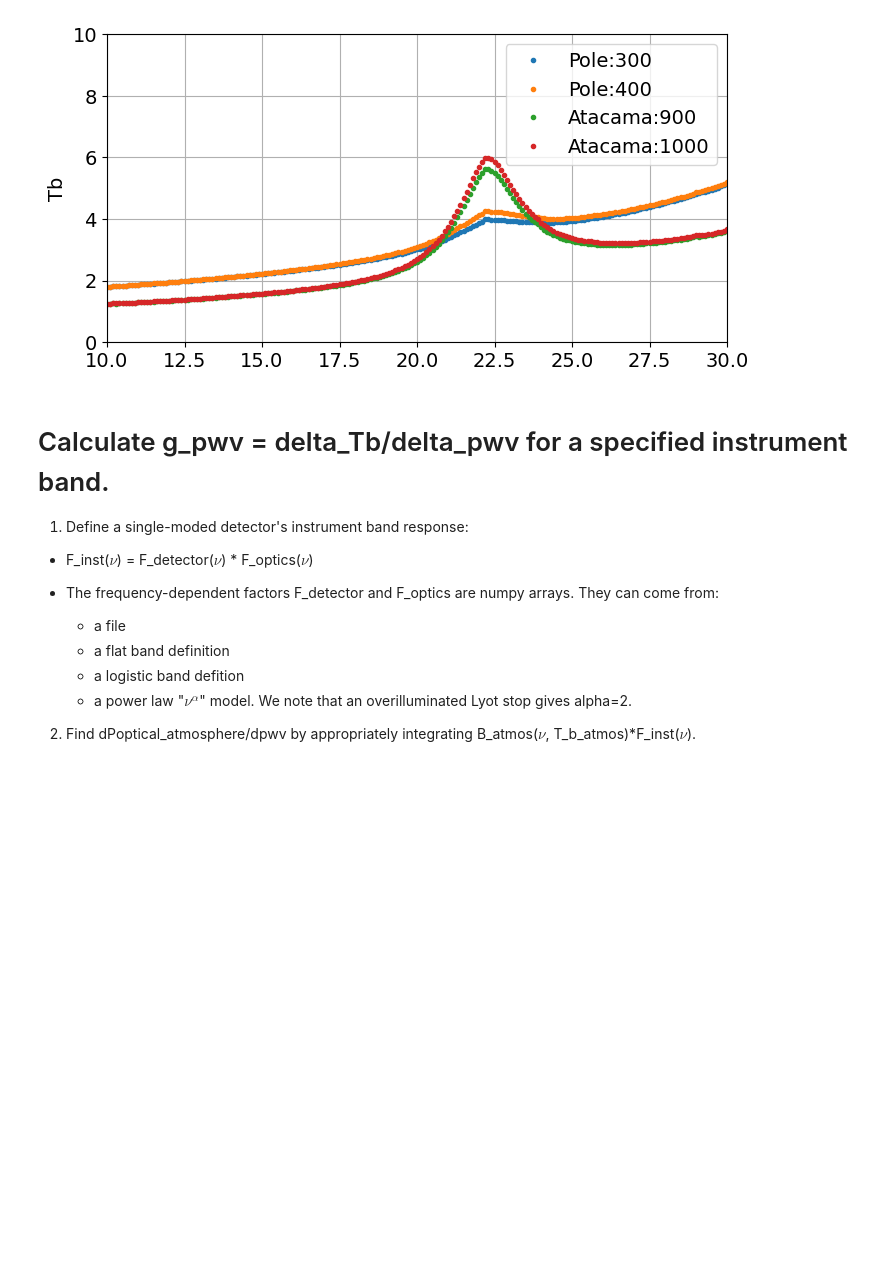
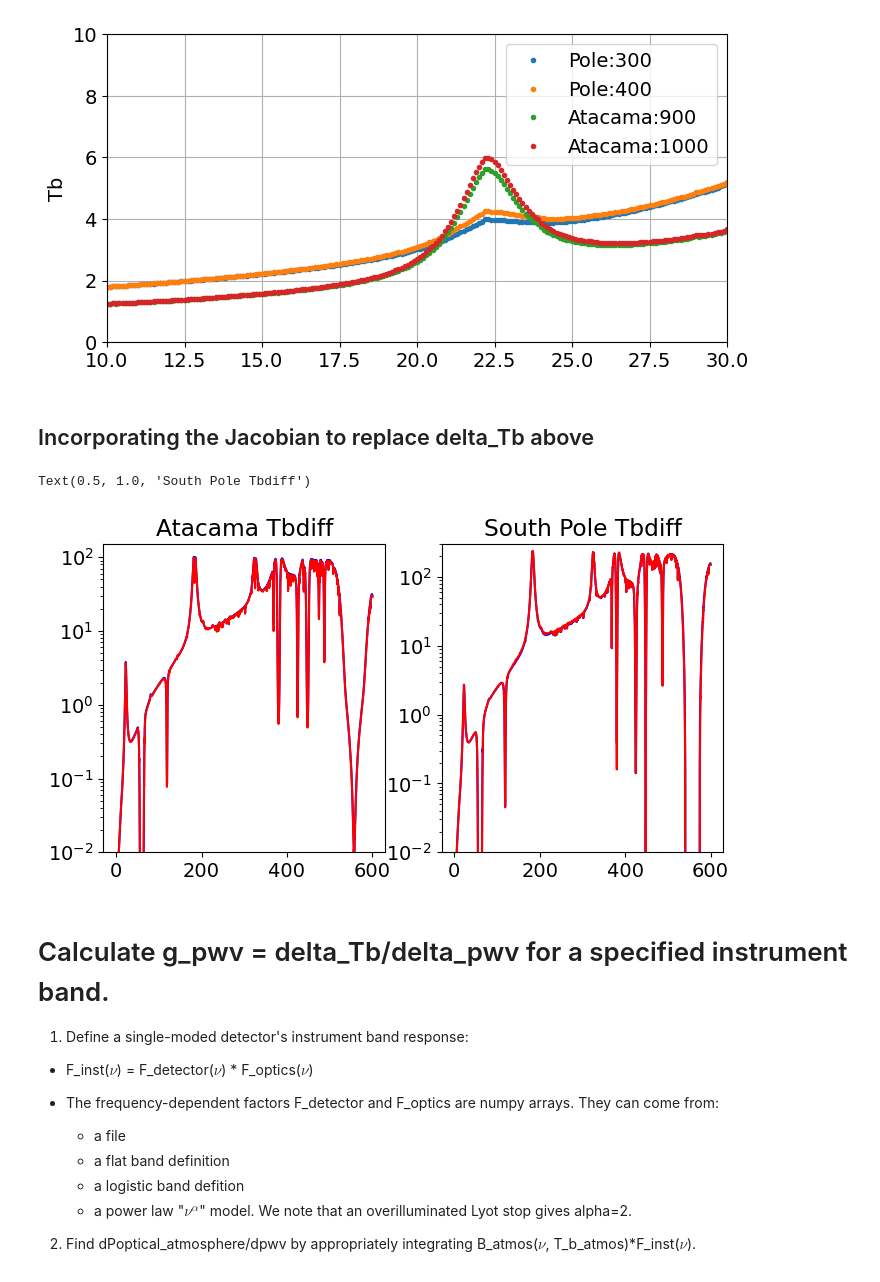
Before and after one commit to JohnRuhl/Atmos_pwv_flucts, a Jupyter notebook: Atmos_pwv_flucts.ipynb, the cells around one changed output. Saved outputs shown, nothing was run; the diff lists cells and outputs as text; code cells hidden in the pictures; blank space fills up the shorter version.

```diff
--- a/Atmos_pwv_flucts.ipynb
+++ b/Atmos_pwv_flucts.ipynb
@@ -134,6 +134,41 @@ plt.ylim(0,10)
 plt.grid()
 # %% [output]
 [figure]
+# %% [markdown]
+## Incorporating the Jacobian to replace delta_Tb above
+# %%
+#Read in --wjacobian.txt file here:
+
+#ACT am files
+a900 = np.loadtxt('Atacama_900um_wjacobian.txt', unpack=True)
+a1000 = np.loadtxt('Atacama_1000um_wjacobian.txt',unpack=True)
+
+#SPole am files
+sp300 = np.loadtxt('SPole_300um_wjacobian.txt',unpack=True)
+sp400 = np.loadtxt('SPole_400um_wjacobian.txt',unpack=True)
+# %%
+#Atacama
+plt.subplot(1,2,1)
+x=(a900[4]/0.932)+(a1000[4]/0.932)
+act_freq=a900[0]
+plt.semilogy(act_freq, x/2, color='blue')
+plt.semilogy(nuvec,Tbdiff_atacama, color='red')
+plt.ylim(0.01,150)
+plt.title('Atacama Tbdiff')
+
+#South Pole
+plt.subplot(1,2,2)
+x=(sp300[4]/0.425)+(sp400[4]/0.425)
+pole_freq=sp300[0]
+plt.semilogy(pole_freq, x/2, color='blue')
+plt.semilogy(nuvec,Tbdiff_pole, color='red')
+plt.ylim(0.01,300)
+plt.title('South Pole Tbdiff')
+
+#plt.suptitle('Original and New Tb_diff values')
+# %% [output]
+Text(0.5, 1.0, 'South Pole Tbdiff')
+[figure, added]
 # %% [markdown]
 # Calculate g_pwv = delta_Tb/delta_pwv for a specified instrument band.
 
```
Also changed, not shown: parts of 5 cells of this notebook, 1 other file.
